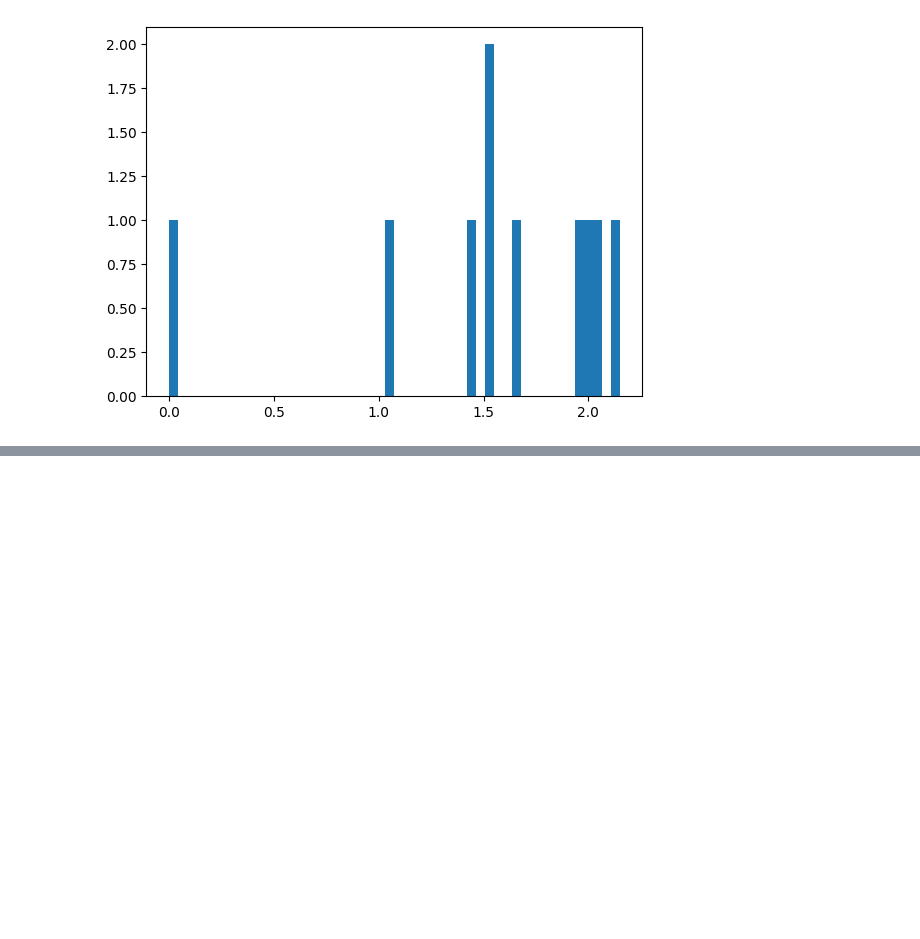
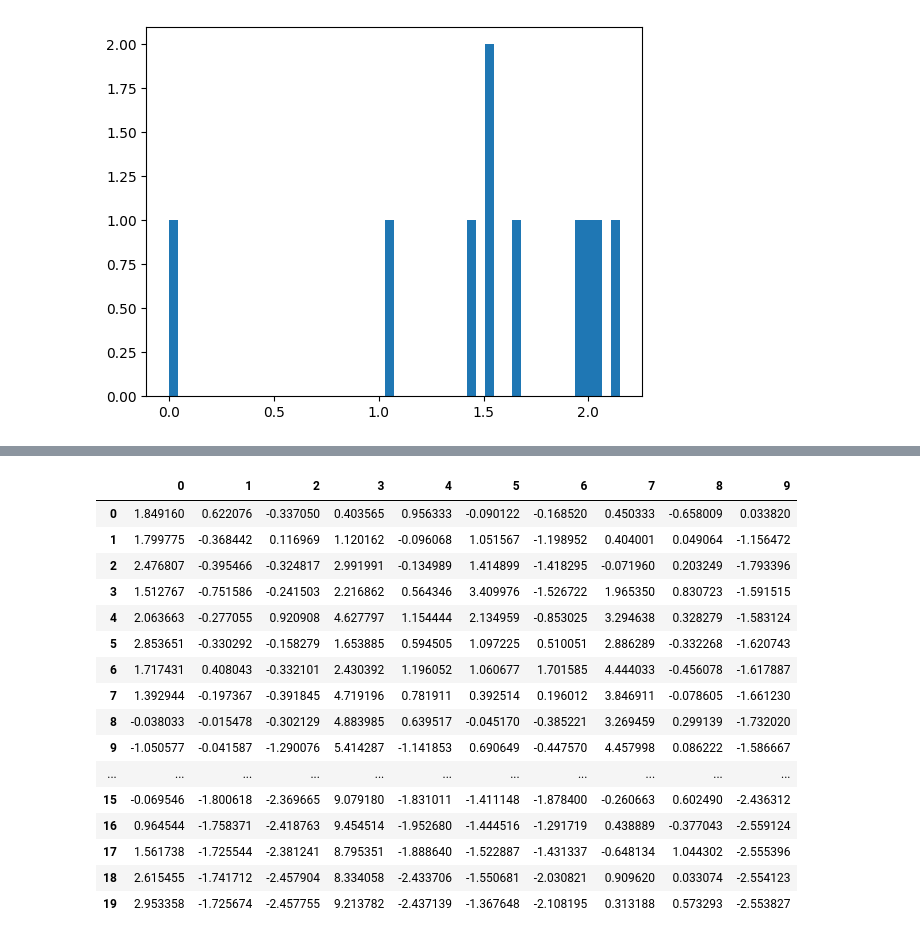
Before and after one commit to Antoinebattini/Deep_hedging_research, a Jupyter notebook: Deep_Hedging/Deep_hedging_Hull/PnL_Approach.ipynb, the cells around one changed output, grey strips where cells are left out. Cells and saved outputs as stored; diff of their text form; code cells hidden in the pictures; blank space fills up the shorter version.

```diff
--- a/Deep_Hedging/Deep_hedging_Hull/PnL_Approach.ipynb
+++ b/Deep_Hedging/Deep_hedging_Hull/PnL_Approach.ipynb
@@ -1310,0 +1360,22 @@ plt.hist(w_T_vars.T,bins =50)
+# %%
+PnL_stock_part = np.multiply(dif_stock_price,deltas)
+# %%
+PnL_stock_part.cumsum(axis =0)
+# %% [output]
+|  | 0 | 1 | 2 | 3 | 4 | 5 | 6 | 7 | 8 | 9 |
+| 0 | 1.849160 | 0.622076 | -0.337050 | 0.403565 | 0.956333 | -0.090122 | -0.168520 | 0.450333 | -0.658009 | 0.033820 |
+| 1 | 1.799775 | -0.368442 | 0.116969 | 1.120162 | -0.096068 | 1.051567 | -1.198952 | 0.404001 | 0.049064 | -1.156472 |
+| 2 | 2.476807 | -0.395466 | -0.324817 | 2.991991 | -0.134989 | 1.414899 | -1.418295 | -0.071960 | 0.203249 | -1.793396 |
+| 3 | 1.512767 | -0.751586 | -0.241503 | 2.216862 | 0.564346 | 3.409976 | -1.526722 | 1.965350 | 0.830723 | -1.591515 |
+| 4 | 2.063663 | -0.277055 | 0.920908 | 4.627797 | 1.154444 | 2.134959 | -0.853025 | 3.294638 | 0.328279 | -1.583124 |
+| 5 | 2.853651 | -0.330292 | -0.158279 | 1.653885 | 0.594505 | 1.097225 | 0.510051 | 2.886289 | -0.332268 | -1.620743 |
+| 6 | 1.717431 | 0.408043 | -0.332101 | 2.430392 | 1.196052 | 1.060677 | 1.701585 | 4.444033 | -0.456078 | -1.617887 |
+| 7 | 1.392944 | -0.197367 | -0.391845 | 4.719196 | 0.781911 | 0.392514 | 0.196012 | 3.846911 | -0.078605 | -1.661230 |
+| 8 | -0.038033 | -0.015478 | -0.302129 | 4.883985 | 0.639517 | -0.045170 | -0.385221 | 3.269459 | 0.299139 | -1.732020 |
+| 9 | -1.050577 | -0.041587 | -1.290076 | 5.414287 | -1.141853 | 0.690649 | -0.447570 | 4.457998 | 0.086222 | -1.586667 |
+| ... | ... | ... | ... | ... | ... | ... | ... | ... | ... | ... |
+| 15 | -0.069546 | -1.800618 | -2.369665 | 9.079180 | -1.831011 | -1.411148 | -1.878400 | -0.260663 | 0.602490 | -2.436312 |
+| 16 | 0.964544 | -1.758371 | -2.418763 | 9.454514 | -1.952680 | -1.444516 | -1.291719 | 0.438889 | -0.377043 | -2.559124 |
+| 17 | 1.561738 | -1.725544 | -2.381241 | 8.795351 | -1.888640 | -1.522887 | -1.431337 | -0.648134 | 1.044302 | -2.555396 |
+| 18 | 2.615455 | -1.741712 | -2.457904 | 8.334058 | -2.433706 | -1.550681 | -2.030821 | 0.909620 | 0.033074 | -2.554123 |
+| 19 | 2.953358 | -1.725674 | -2.457755 | 9.213782 | -2.437139 | -1.367648 | -2.108195 | 0.313188 | 0.573293 | -2.553827 |
```
Also changed, not shown: parts of 15 cells of this notebook.
